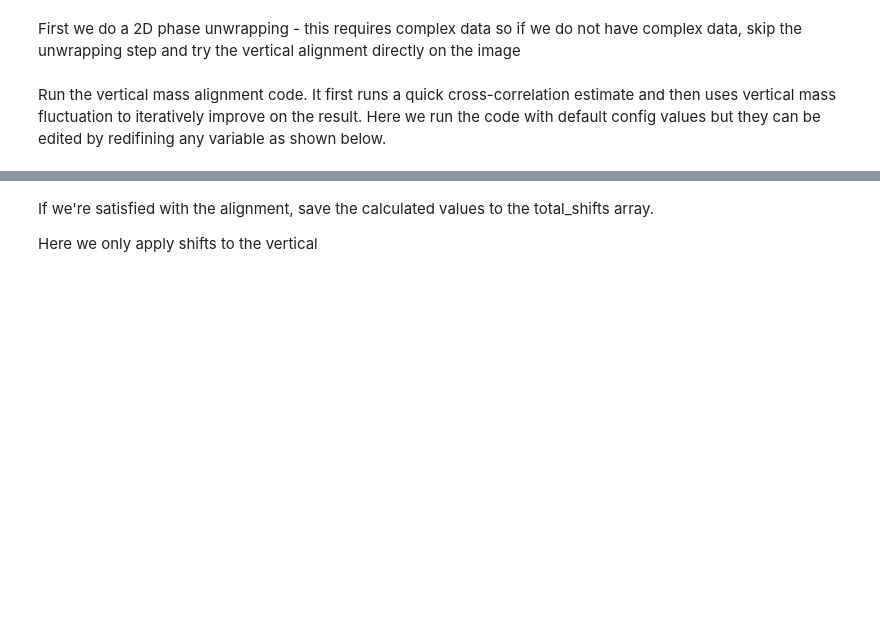
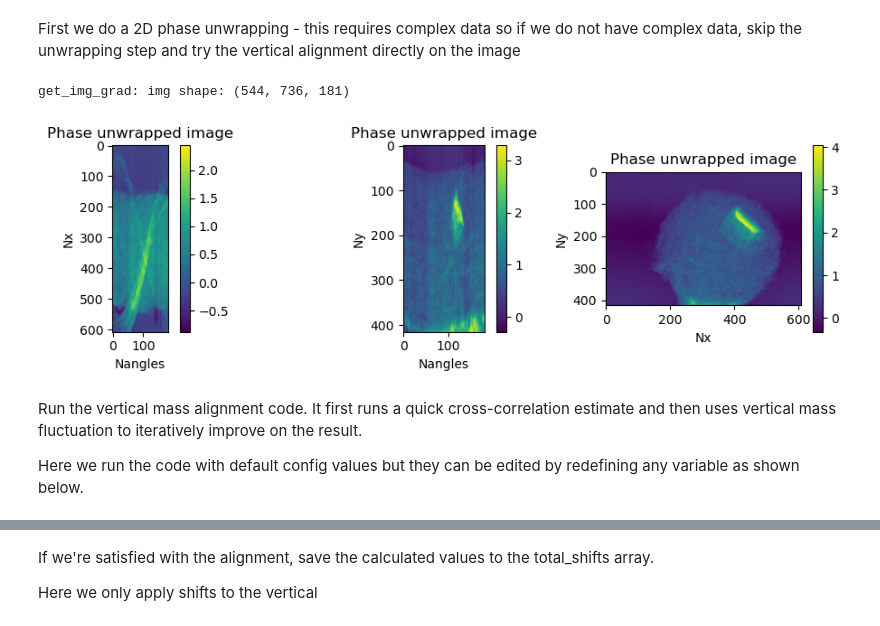
Before and after one commit to TomographicImaging/PtychographyAlignment, a Jupyter notebook: applications/alignment_pipeline.ipynb, the cells around one changed output, grey strips where cells are left out. Saved outputs shown, nothing was run; the diff lists cells and outputs as text; code cells hidden in the pictures; blank space fills up the shorter version.

```diff
--- a/applications/alignment_pipeline.ipynb
+++ b/applications/alignment_pipeline.ipynb
@@ -51,13 +104,22 @@ shift_total[:,0] = shift_total[:,0] + shift_correlation[:,0] # only apply horizo
 # %% [markdown]
 First we do a 2D phase unwrapping - this requires complex data so if we do not have complex data, skip the unwrapping step and try the vertical alignment directly on the image
 # %%
-phase, residuals = utils.phase_tools.unwrap2D_fft2(img[Ny_start:Ny_stop,Nx_start:Nx_stop,:], empty_region=(50,50))
+unwrap = '2d' # '1d'
+if unwrap == '2d':
+    phase, residuals = utils.phase_tools.unwrap2D_fft2(img[Ny_start:Ny_stop,Nx_start:Nx_stop,:], empty_region=[10,10])
+elif unwrap == '1d':
+    phase, phase_diff, residuals = utils.phase_tools.unwrap2D_fft(img[Ny_start:Ny_stop,Nx_start:Nx_stop,:], 0, boundary=None, step=0)
+
 phase=phase.real
 
 utils.display_tools.plot_3axes(phase, 'Phase unwrapped image', ['Ny','Nx','Nangles'])
+# %% [output]
+get_img_grad: img shape: (544, 736, 181)
+[figure, added]
 # %% [markdown]
 Run the vertical mass alignment code. It first runs a quick cross-correlation estimate and then uses vertical mass fluctuation to iteratively improve on the result.
-Here we run the code with default config values but they can be edited by redifining any variable as shown below.
+
+Here we run the code with default config values but they can be edited by redefining any variable as shown below.
 # %%
 config = VerticalAlignmentConfig(
     data_filter = 0.01,
```
Also changed, not shown: parts of 31 cells of this notebook, 3 other files.
